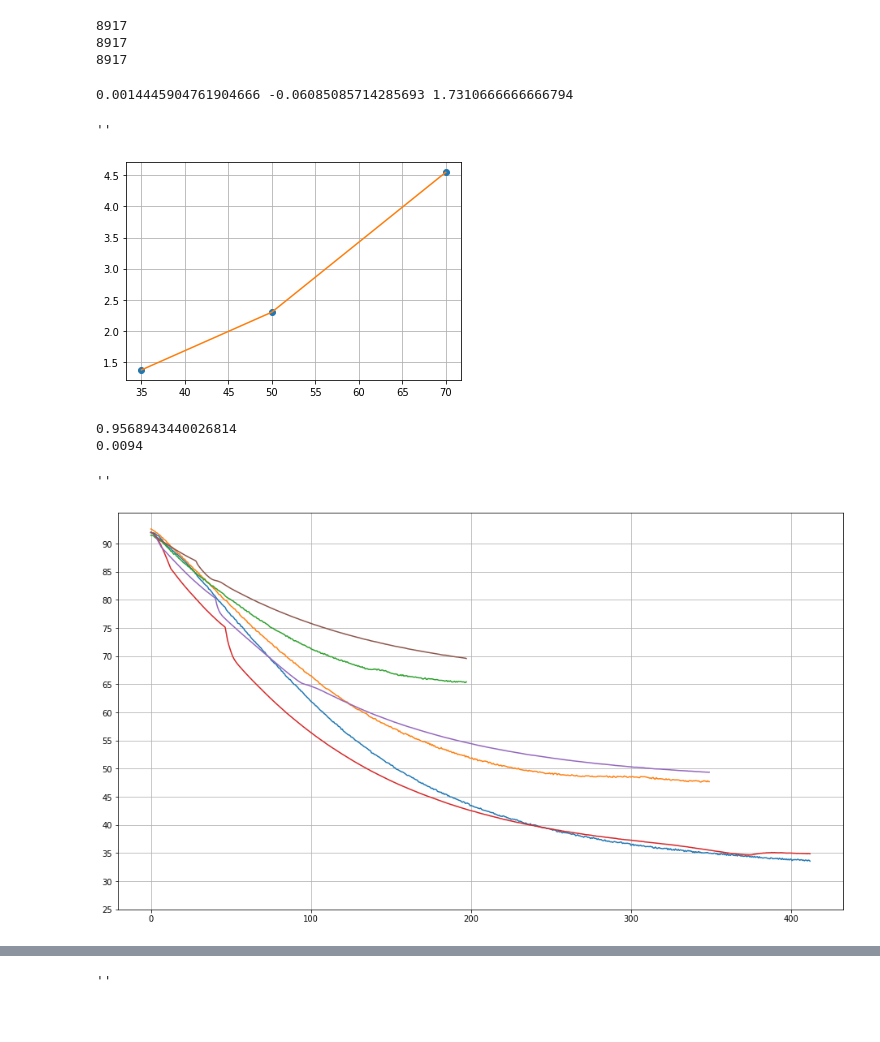
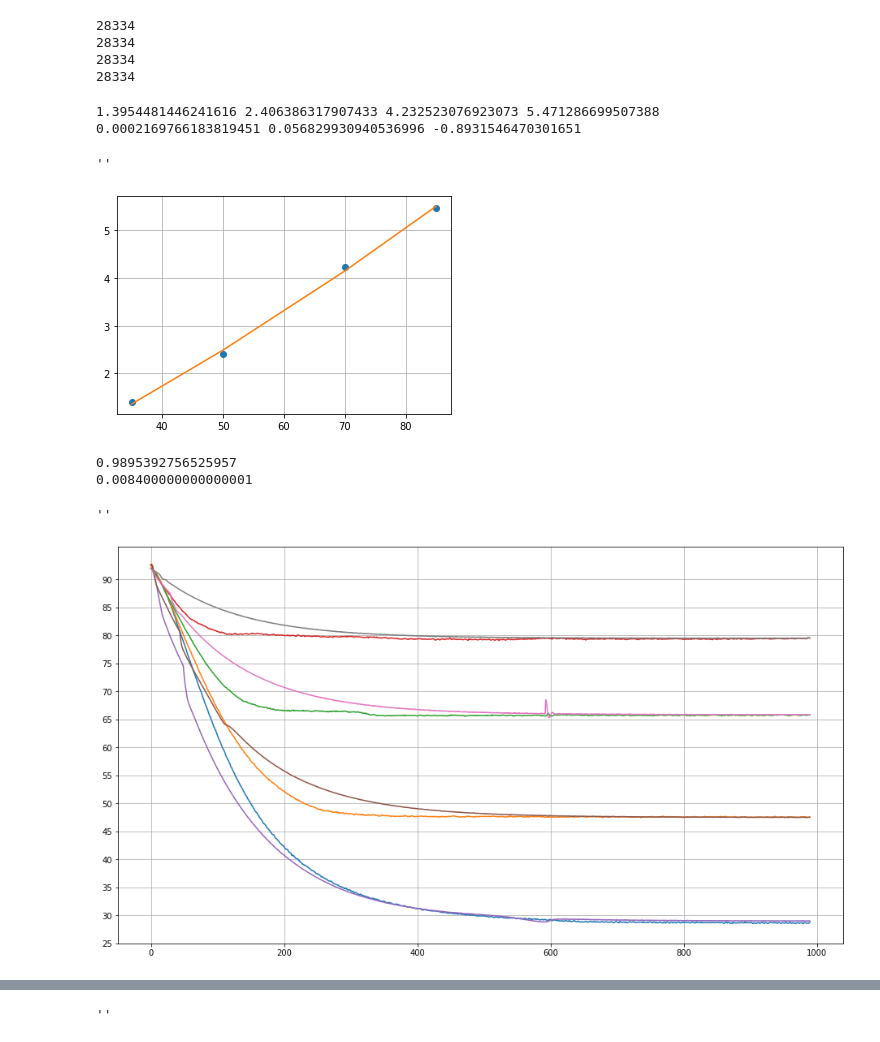
Before and after one commit to joshlwhitehead/work, a Jupyter notebook: analysis/heat/dataqstuff/activityTempModCool.ipynb, the cells around one changed output, grey strips where cells are left out. Drawn from its saved outputs; the diff is of its cells as text; code cells hidden in the pictures.

```diff
--- a/analysis/heat/dataqstuff/activityTempModCool.ipynb
+++ b/analysis/heat/dataqstuff/activityTempModCool.ipynb
@@ -3,16 +3,23 @@ import matplotlib.pyplot as plt
 import numpy as np
 import dataToVar as dat
 # %%
-# d = dat.c85_noInsert
-b = dat.c50_insert
-c = dat.c70_insert
-a = dat.c35_insert
+d = dat.c85_noInsert
+b = dat.c50_noInsert
+c = dat.c70_noInsert
+a = dat.c30_noInsert
+
+
+
+
+
+
+
 # end= 20000
-shortest = min(len(a[1][:]),len(a[2][:]),len(b[1][:]),len(b[2][:]),len(c[2][:]))#,len(c[1][:]),len(d[1][:]),len(d[2][:]))
+shortest = min(len(a[1][:]),len(a[2][:]),len(b[1][:]),len(b[2][:]),len(c[2][:]),len(c[1][:]),len(d[1][:]),len(d[2][:]))
 # shortest = min(len(c[1]),len(b[1]),len(b[2]),len(c[2]))
 # print(c[1][0])
 
-totalDat = [a,b,c]#,d]
+totalDat = [a,b,c,d]
 
 samp = []
 sampRaw = []
@@ -32,32 +39,35 @@ for i in Ttherm:
         if str(i[j]) == 'nan':
             i[j] = i[j-1]
 # %% [output]
-8917
-8917
-8917
+28334
+28334
+28334
+28334
 # %%
-# offEig = 85 - np.average(d[2][-50:])
+offEig = 85 - np.average(d[2][-10:])
 offFif = 50 - np.average(b[2][-10:])
 offSev = 70 - np.average(c[2][-10:])
-offThir = 35 - np.average(a[2][-10:])
+offThir = 30 - np.average(a[2][-10:])
 
-xx = np.array([35,50,70])#,85])
-yy = np.array([offThir,offFif,offSev])#,offEig])
+xx = np.array([35,50,70,85])
+yy = np.array([offThir,offFif,offSev,offEig])
+print(offThir,offFif,offSev,offEig)
 
 aa,bb,cc = np.polyfit(xx,yy,2)                              #offset coeffs
 plt.plot(xx,yy,'o')
 plt.plot(xx,aa*xx**2+bb*xx+cc)
 plt.grid()
 print(aa,bb,cc)
 
 # aa = 0.0005422163719175917
 # bb = 0.012185395960783472
 # cc =  0.5547414622080452
 ;
 # %% [output]
-0.0014445904761904666 -0.06085085714285693 1.7310666666666794
+1.3954481446241616 2.406386317907433 4.232523076923073 5.471286699507388
+0.0002169766183819451 0.056829930940536996 -0.8931546470301651
 ''
-[figure, old version]
+[figure, new version]
 # %%
 def r2(y,fit):
     st = sum((y-np.average(y))**2)
@@ -130,8 +140,8 @@ print(rr[max(rr.keys())])
 # print(min(AA.keys()))
 # print(AA[min(AA.keys())])
 # %% [output]
-0.9568943440026814
-0.0094
+0.9895392756525957
+0.008400000000000001
 # %%
 plt.figure(figsize=(16,9))
 def lambbb(Tset):
@@ -153,7 +163,7 @@ plt.yticks(np.arange(25,95,5))
 ;
 # %% [output]
 ''
-[figure, old version]
+[figure, new version]
 # %%
 plt.figure(figsize=(16,9))
 def lambbb(Tset):
```
Also changed, not shown: parts of 3 cells of this notebook, 2 other files.
